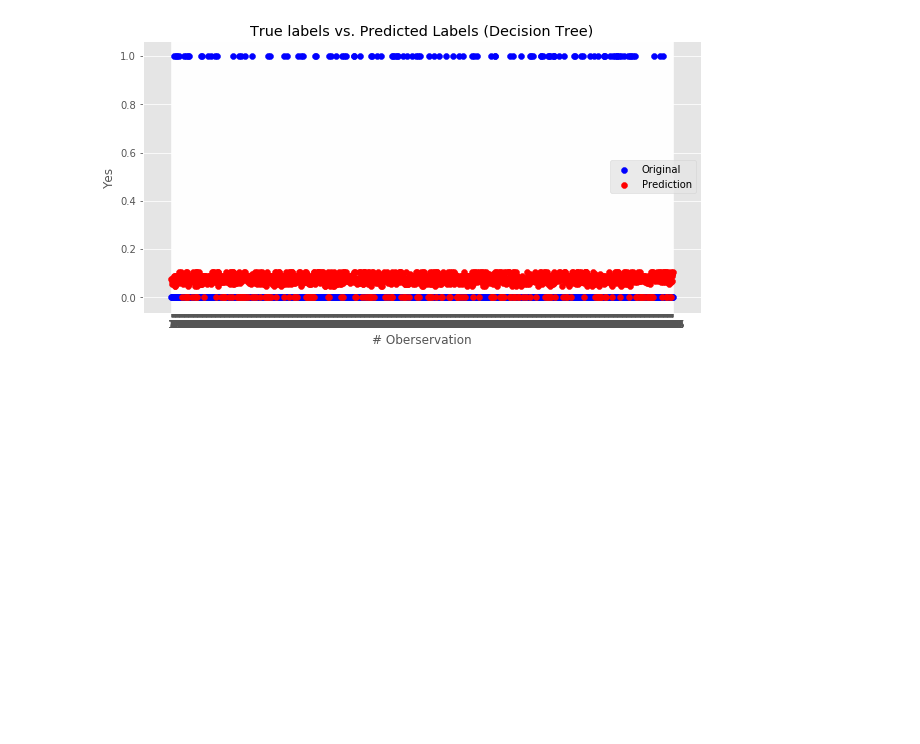
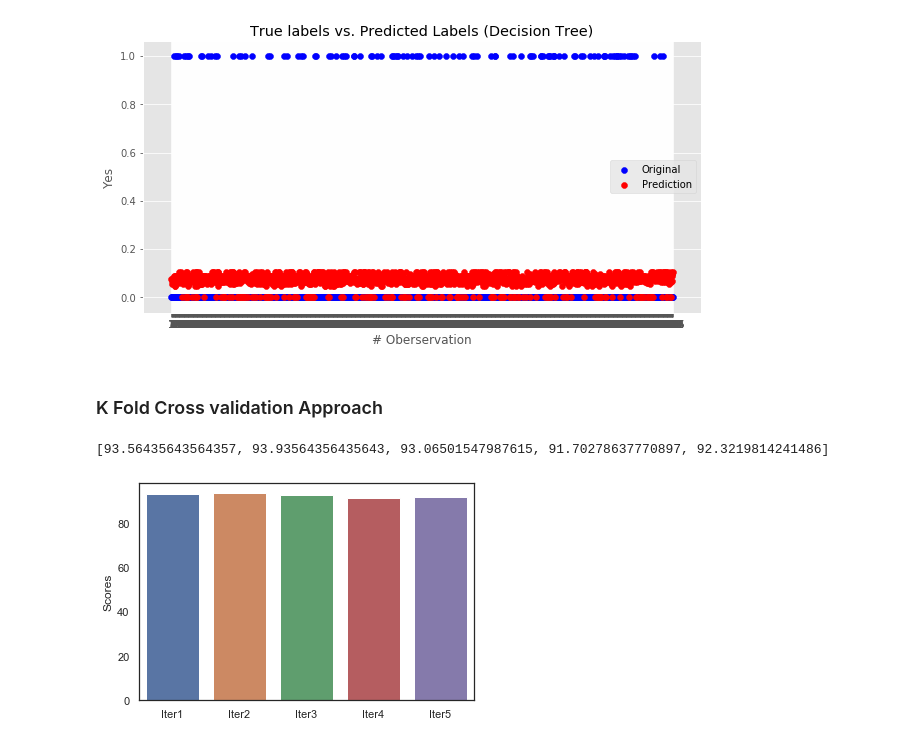
Before and after one commit to GETUCHALA20/Ad-campaign-performance-, a Jupyter notebook: AB Testing with Machine Learning.ipynb, the cells around one changed output. Drawn from its saved outputs; the diff is of its cells as text; code cells hidden in the pictures; blank space fills up the shorter version.

Commit message:
Added decision tree

```diff
--- a/AB Testing with Machine Learning.ipynb
+++ b/AB Testing with Machine Learning.ipynb
@@ -281,3 +302,42 @@ plot_preds(y_test, y_preds, 'Decision Tree')
 # %% [output]
 1616 1616
 [figure]
+# %% [markdown]
+### K Fold Cross validation Approach
+# %%
+# KFold Cross Validation approach
+X = ad_data.loc[:, ad_data.columns != 'yes']
+X = X.drop(columns=['auction_id'], axis=1)
+y = ad_data['yes']
+kf = KFold(n_splits=5,shuffle=False)
+kf.split(X)
+
+# Initialize the accuracy of the models to blank list. The accuracy of each model will be appended to this list
+accuracy_model = []
+
+# Iterate over each train-test split
+for train_index, test_index in kf.split(X):
+    # Split train-test
+    X_train, X_test = X.iloc[train_index], X.iloc[test_index]
+    y_train, y_test = y[train_index], y[test_index]
+    # Train the model
+    clf = DecisionTreeClassifier(random_state=20)
+    model = clf.fit(X_train, y_train)
+    # Append to accuracy_model the accuracy of the model
+    accuracy_model.append(metrics.accuracy_score(y_test, model.predict(X_test), normalize=True)*100)
+
+# Print the accuracy
+print(accuracy_model)
+# %% [output]
+[93.56435643564357, 93.93564356435643, 93.06501547987615, 91.70278637770897, 92.3219814241486]
+# %%
+### Visualize accuracy for each iteration
+
+scores = pd.DataFrame(accuracy_model,columns=['Scores'])
+
+sns.set(style="white", rc={"lines.linewidth": 3})
+sns.barplot(x=['Iter1','Iter2','Iter3','Iter4','Iter5'],y="Scores",data=scores)
+plt.show()
+sns.set()
+# %% [output]
+[figure, added]
```
Also changed, not shown: parts of 17 cells of this notebook, 1 other file.
